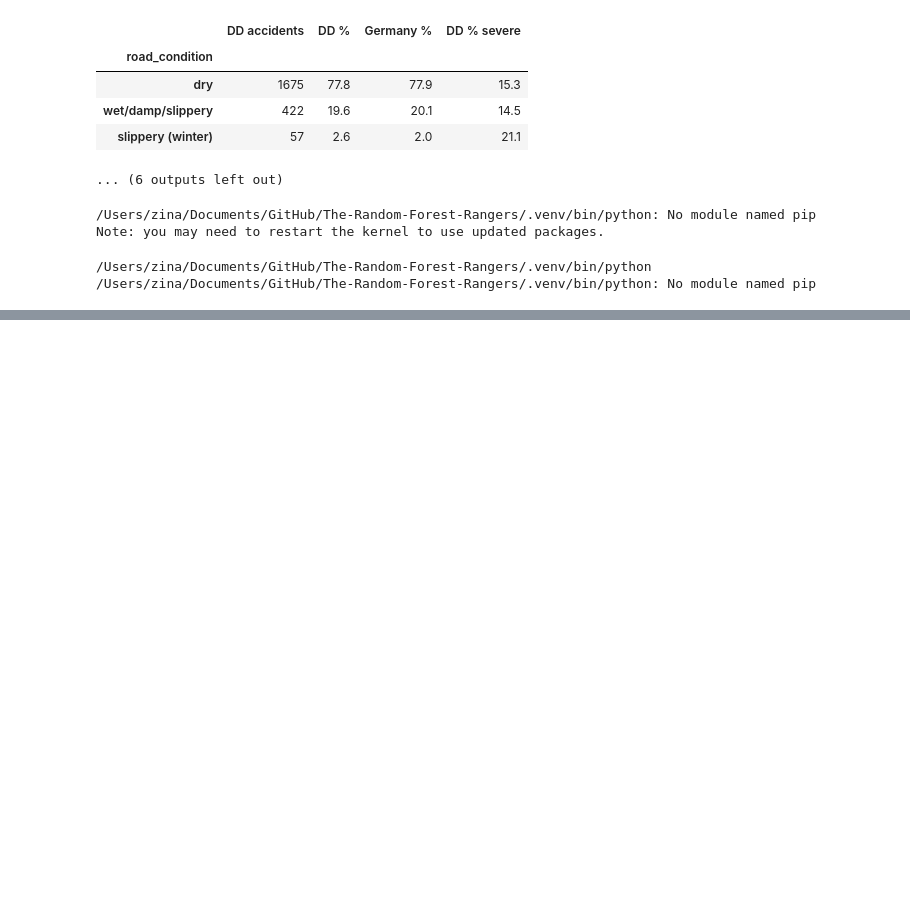
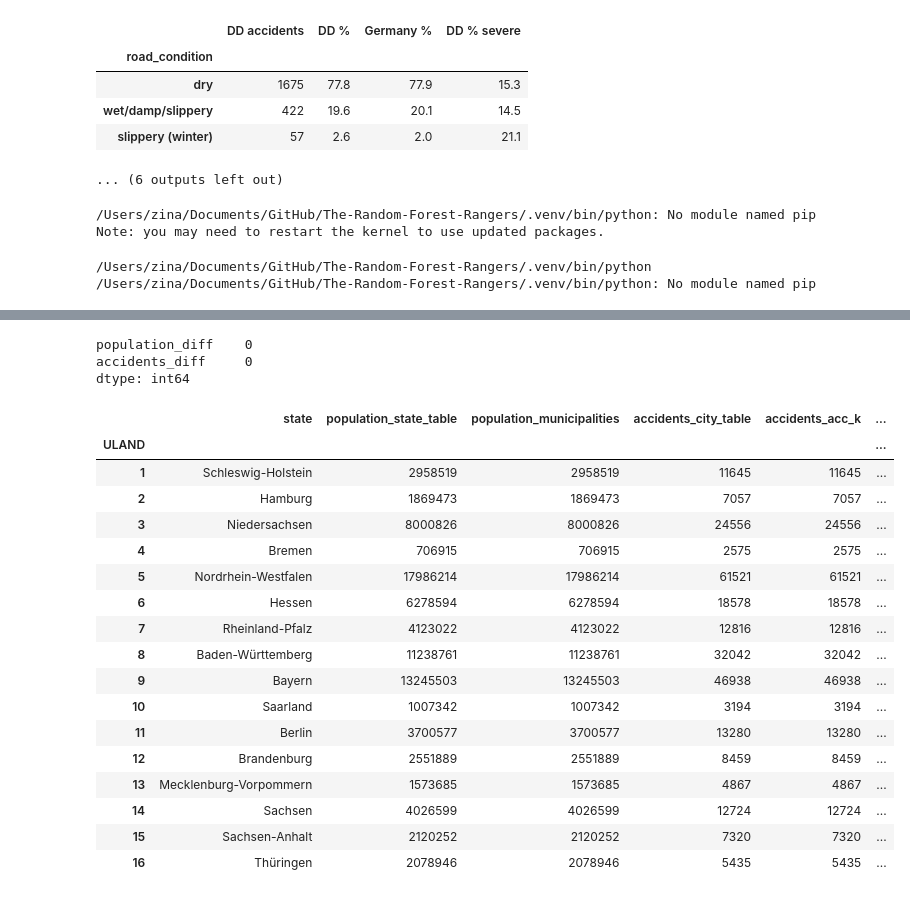
Before and after one commit to zinaF19/The-Random-Forest-Rangers, a Jupyter notebook: zb01.ipynb, the cells around one changed output, grey strips where cells are left out. Cells and saved outputs as stored; diff of their text form; code cells hidden in the pictures; blank space fills up the shorter version.

```diff
--- a/zb01.ipynb
+++ b/zb01.ipynb
@@ -1029,0 +1262,53 @@ Saved: dresden_accidents_2025.xlsx
+# %%
+# Load both saved tables
+states_saved = pd.read_csv("data/population_states_licence_2025.csv")
+cities_saved = pd.read_csv("data/city_accidents_2025.csv", dtype={"ags": str})
+
+# Population per state, summed from ALL municipalities in the Destatis list
+population_from_municipalities = (
+    municipalities_population.assign(ULAND=municipalities_population["land"].astype(int))
+    .groupby("ULAND")["population"].sum().rename("population_municipalities")
+)
+
+# Accidents per state from the city table (first 2 digits of ags = state) and from acc_k
+accidents_from_cities = (
+    cities_saved.assign(ULAND=cities_saved["ags"].str[:2].astype(int))
+    .groupby("ULAND")["accidents"].sum().rename("accidents_city_table")
+)
+accidents_from_acc_k = acc_k.groupby("state").size().rename("accidents_acc_k")
+
+# Side by side, with differences (all should be 0)
+state_city_comparison = (
+    states_saved.set_index("ULAND")[["state", "total"]]
+    .rename(columns={"total": "population_state_table"})
+    .join(population_from_municipalities)
+    .join(accidents_from_cities)
+    .join(accidents_from_acc_k)
+)
+state_city_comparison["population_diff"] = state_city_comparison["population_state_table"] - state_city_comparison["population_municipalities"]
+state_city_comparison["accidents_diff"] = state_city_comparison["accidents_acc_k"] - state_city_comparison["accidents_city_table"]
+
+print(state_city_comparison[["population_diff", "accidents_diff"]].abs().sum())   # expected: 0 and 0
+state_city_comparison
+# %% [output]
+population_diff    0
+accidents_diff     0
+dtype: int64
+|  | state | population_state_table | population_municipalities | accidents_city_table | accidents_acc_k | ... |
+| ULAND |  |  |  |  |  | ... |
+| 1 | Schleswig-Holstein | 2958519 | 2958519 | 11645 | 11645 | ... |
+| 2 | Hamburg | 1869473 | 1869473 | 7057 | 7057 | ... |
+| 3 | Niedersachsen | 8000826 | 8000826 | 24556 | 24556 | ... |
+| 4 | Bremen | 706915 | 706915 | 2575 | 2575 | ... |
+| 5 | Nordrhein-Westfalen | 17986214 | 17986214 | 61521 | 61521 | ... |
+| 6 | Hessen | 6278594 | 6278594 | 18578 | 18578 | ... |
+| 7 | Rheinland-Pfalz | 4123022 | 4123022 | 12816 | 12816 | ... |
+| 8 | Baden-Württemberg | 11238761 | 11238761 | 32042 | 32042 | ... |
+| 9 | Bayern | 13245503 | 13245503 | 46938 | 46938 | ... |
+| 10 | Saarland | 1007342 | 1007342 | 3194 | 3194 | ... |
+| 11 | Berlin | 3700577 | 3700577 | 13280 | 13280 | ... |
+| 12 | Brandenburg | 2551889 | 2551889 | 8459 | 8459 | ... |
+| 13 | Mecklenburg-Vorpommern | 1573685 | 1573685 | 4867 | 4867 | ... |
+| 14 | Sachsen | 4026599 | 4026599 | 12724 | 12724 | ... |
+| 15 | Sachsen-Anhalt | 2120252 | 2120252 | 7320 | 7320 | ... |
+| 16 | Thüringen | 2078946 | 2078946 | 5435 | 5435 | ... |
```
Also changed, not shown: parts of 21 cells of this notebook, 6 other files.
